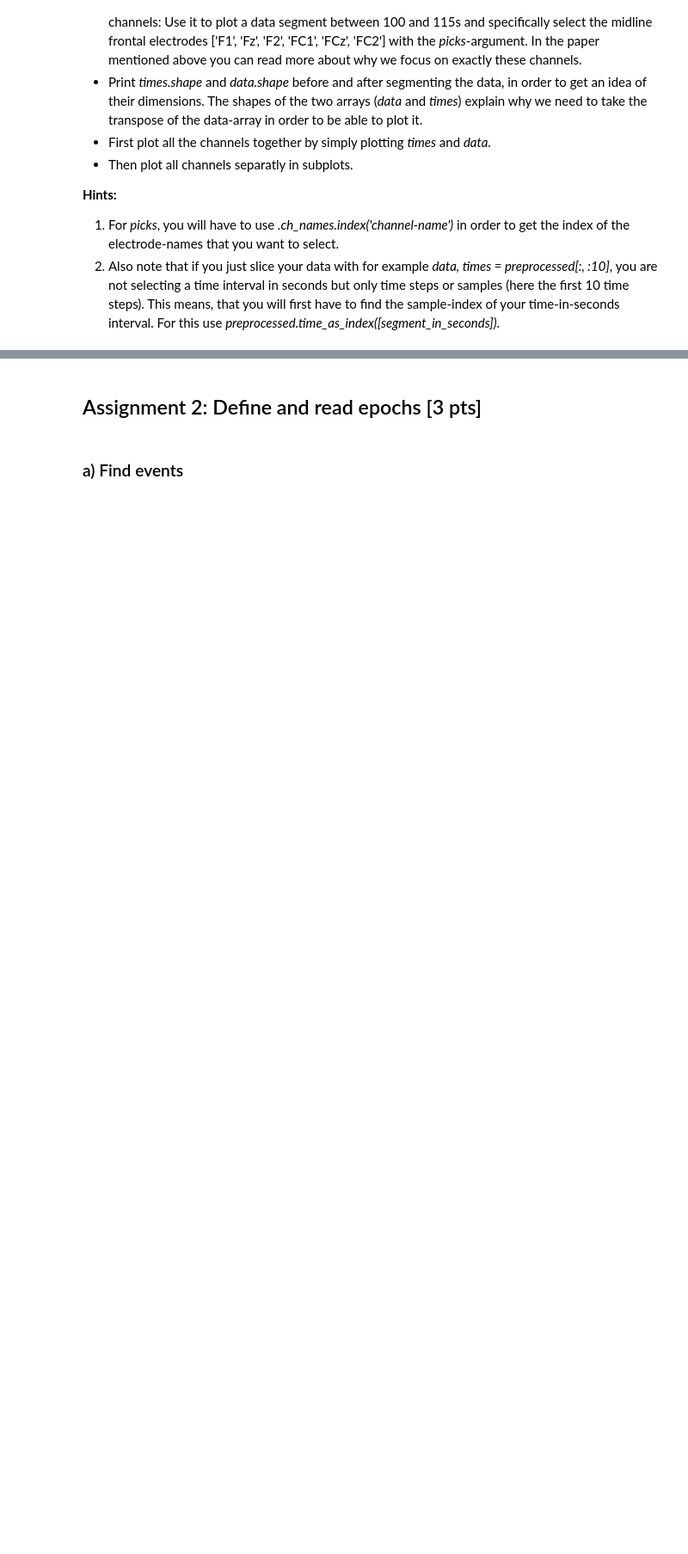
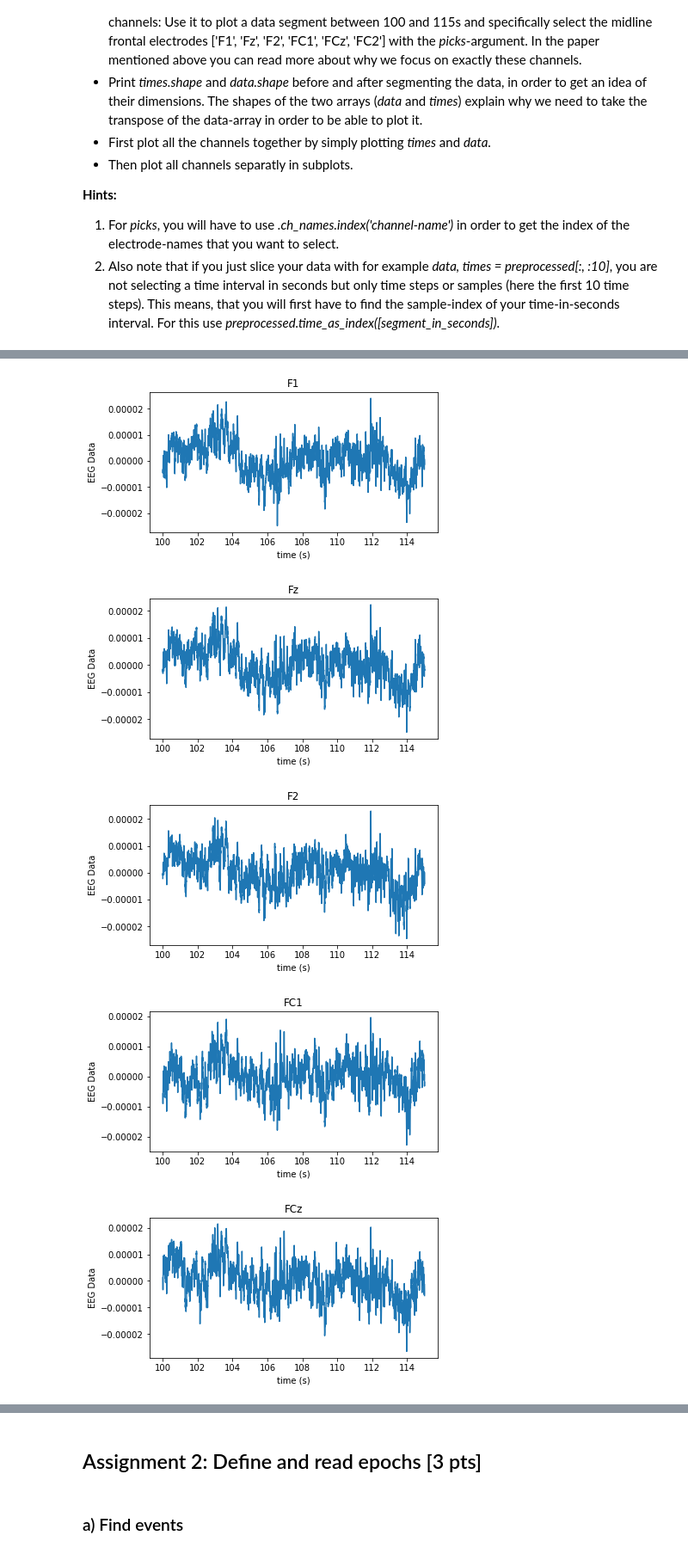
Before and after one commit to NBP-ACC/week-10-acc10, a Jupyter notebook: Sheet08.ipynb, the cells around one changed output, grey strips where cells are left out. Shown at 86% size. Saved outputs shown, nothing was run; the diff lists cells and outputs as text; code cells hidden in the pictures; blank space fills up the shorter version.

```diff
--- a/Sheet08.ipynb
+++ b/Sheet08.ipynb
@@ -230,0 +203,11 @@ shape of data (1, 7680) and shape of time (7680,)
+# %%
+# plot all channels separately
+ch_select = ['F1', 'Fz', 'F2', 'FC1', 'FCz', 'FC2']
+plotSegment([100,115], ch_select, mainPlot=False)
+plt.show()
+# %% [output]
+[figure, added]
+[figure, added]
+[figure, added]
+[figure, added]
+[figure, added]
```
Also changed, not shown: parts of 17 cells of this notebook.
